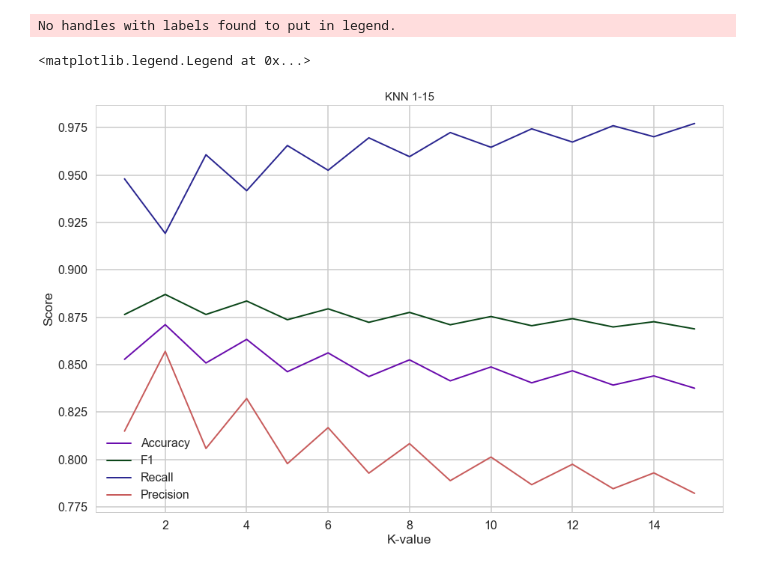
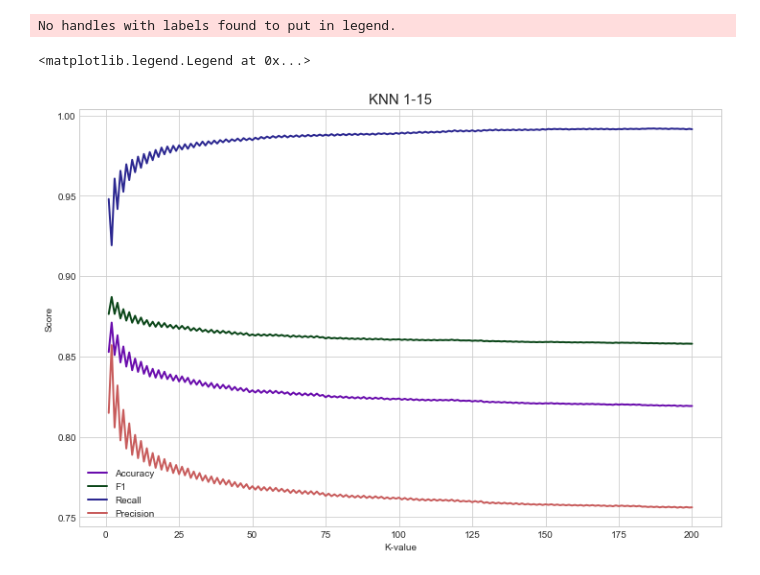
Before and after one commit to sajepangnanasivam/Anomaly-Detection, a Jupyter notebook: Data Analysis/(7) Data analysis (KNN).ipynb, the cells around one changed output. Cells and saved outputs as stored; diff of their text form; code cells hidden in the pictures.

```diff
--- a/Data Analysis/(7) Data analysis (KNN).ipynb
+++ b/Data Analysis/(7) Data analysis (KNN).ipynb
@@ -1,7 +1,7 @@
 # %%
 import pandas as pd
-dataset = pd.read_csv("../KNN/KNN_Scores(1-15).csv")
-
+#dataset = pd.read_csv("../KNN/KNN_Scores(1-15).csv")
+dataset = pd.read_csv("../KNN/K_SCORES(1-200).csv")
 import sys
 sys.path.append("..")
 from Functions.UNSW_DF import *
@@ -11,14 +11,14 @@ from Functions.UNSW_DF import *
 #plt.xlabel("K-Value")
 #plt.ylabel("Accuracy")
 # %%
-plt.figure(figsize=(15,10))
+plt.figure(figsize=(12,8))
 plt.title("KNN 1-15", fontsize= 15)
 plt.style.use('seaborn-whitegrid')
 
 
 # ----- Accuracy -------
 ax = sns.lineplot(x=dataset.K,
-             y=dataset.Accuracy,
+             y=dataset.accuracy,
              data = dataset ,
              color = "#6a0dad",
              linewidth = 2
@@ -33,33 +33,33 @@ ax = sns.lineplot(x=dataset.K,
              )
 
 # ------- Recall --------
-ax = sns.lineplot(x=dataset.K,   y=dataset.Recall,
+ax = sns.lineplot(x=dataset.K,   y=dataset.recall,
              data = dataset ,
              color = "#2C2891",
              linewidth = 2
              )
 
 # ----- Precision -------
 ax = sns.lineplot(x=dataset.K,
-             y=dataset.Precision,
+             y=dataset.precision,
              data = dataset ,
              color = "#C85C5C",
              linewidth = 2
              )
 
 # ----- Runtime -------
 #ax = sns.lineplot(x=dataset.K,
 #             y=dataset.Runtime/240,
 #             data = dataset ,
 #             color = "#6a0dad",
 #             linewidth = 2.5
 #             )
 
 plt.xlabel("K-value")
 plt.ylabel("Score")
 ax.legend (loc="upper right")
 plt.legend(labels=["Accuracy", "F1", "Recall", "Precision"])
 # %% [output]
 No handles with labels found to put in legend.
 <matplotlib.legend.Legend at 0x...>
-[figure, old version]
+[figure, new version]
```
Also changed, not shown: 12 other files.
